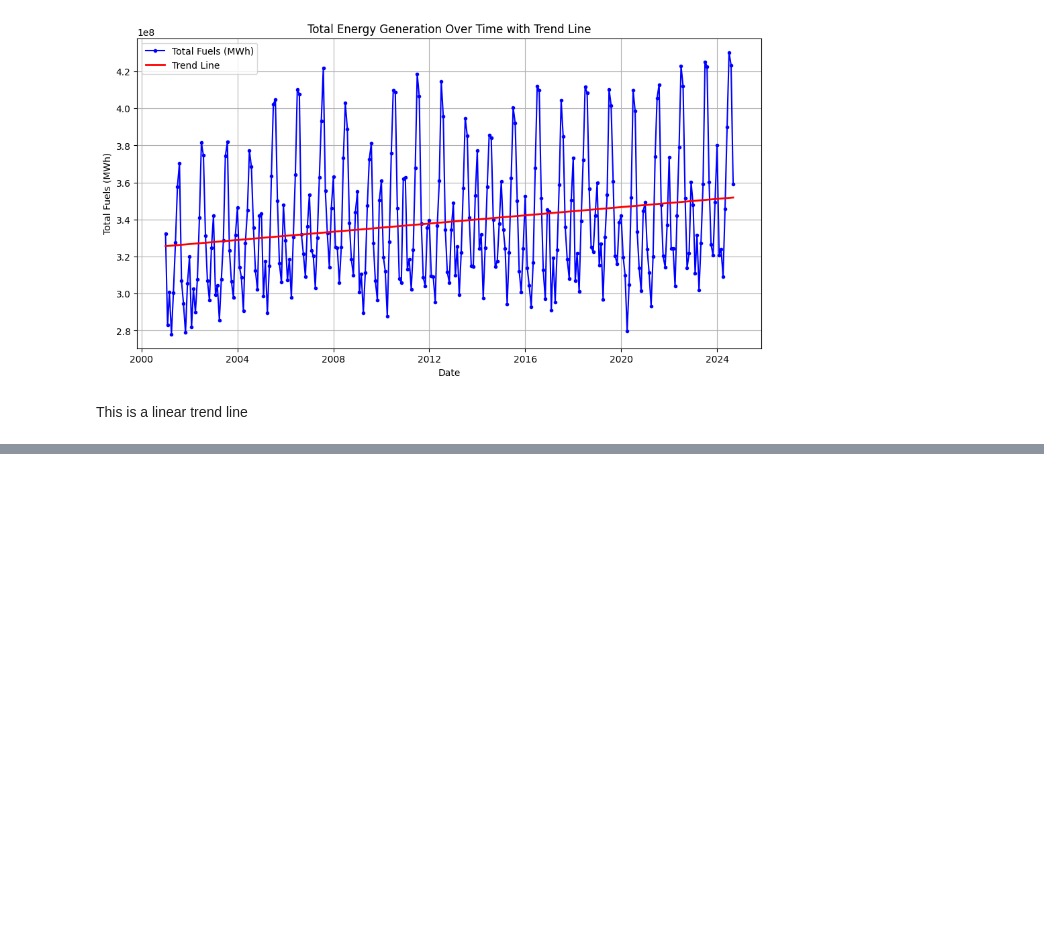
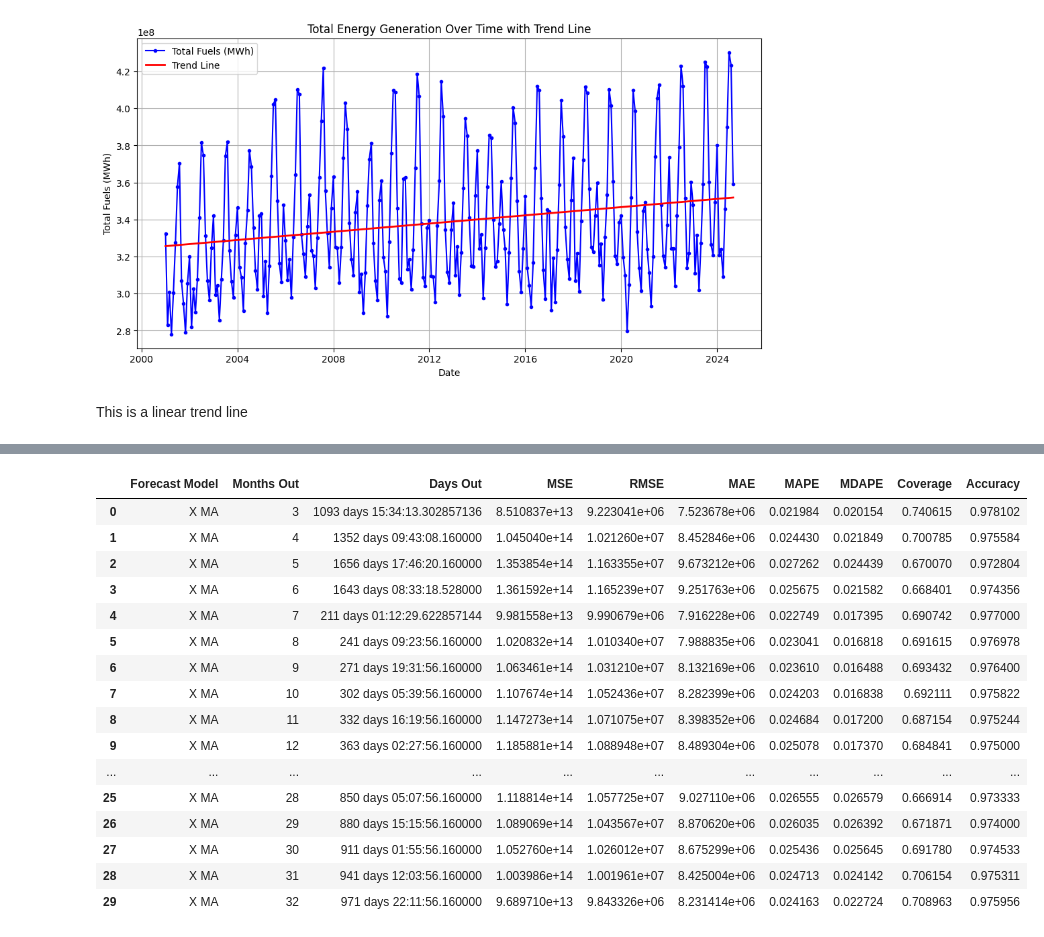
Before and after one commit to XavJones06/cx_mentorship, a Jupyter notebook: CX_Mentorship_Code.ipynb, the cells around one changed output, grey strips where cells are left out. Drawn from its saved outputs; the diff is of its cells as text; code cells hidden in the pictures; blank space fills up the shorter version.

```diff
--- a/CX_Mentorship_Code.ipynb
+++ b/CX_Mentorship_Code.ipynb
@@ -123,0 +208,20 @@ This is a linear trend line
+# %%
+def accuracy(model,months_out):
+
+    cv_df = cross_validation(model, horizon  = str(30.4167*months_out) + ' days'
+                                  , period   = str(30.4167) + ' days'
+                                  , parallel ='processes')
+    pm_df = performance_metrics(cv_df)
+
+    pm_df['accuracy'] = (1 - pm_df['mape']).round(3)
+    pm_df['days out'] = pm_df['horizon']
+    pm_df['months out'] = pm_df['months out'] = (((pm_df['horizon'].astype(str).str[:3].str.strip().str.replace(' d','').astype(int))/30).round(3)).astype(str)
+    pm_df['months out'] = pm_df['months out'].astype(float).astype(int)
+    pm_df['Forecast Model'] = 'X MA'
+    pm_df = pm_df[['Forecast Model', 'days out', 'months out', 'mse', 'rmse', 'mae', 'mape', 'mdape', 'coverage','accuracy']]
+    pm_df.columns = ['Forecast Model', 'Days Out', 'Months Out', 'MSE', 'RMSE', 'MAE', 'MAPE', 'MDAPE', 'Coverage', 'Accuracy']
+
+    return pm_df.groupby(['Forecast Model','Months Out'], as_index=False).mean()
+# %%
+accuracy(model,months_out)
+# %% [output]
@@ -123,0 +245,17 @@ This is a linear trend line
+|  | Forecast Model | Months Out | Days Out | MSE | RMSE | MAE | MAPE | MDAPE | Coverage | Accuracy |
+| 0 | X MA | 3 | 1093 days 15:34:13.302857136 | 8.510837e+13 | 9.223041e+06 | 7.523678e+06 | 0.021984 | 0.020154 | 0.740615 | 0.978102 |
+| 1 | X MA | 4 | 1352 days 09:43:08.160000 | 1.045040e+14 | 1.021260e+07 | 8.452846e+06 | 0.024430 | 0.021849 | 0.700785 | 0.975584 |
+| 2 | X MA | 5 | 1656 days 17:46:20.160000 | 1.353854e+14 | 1.163355e+07 | 9.673212e+06 | 0.027262 | 0.024439 | 0.670070 | 0.972804 |
+| 3 | X MA | 6 | 1643 days 08:33:18.528000 | 1.361592e+14 | 1.165239e+07 | 9.251763e+06 | 0.025675 | 0.021582 | 0.668401 | 0.974356 |
+| 4 | X MA | 7 | 211 days 01:12:29.622857144 | 9.981558e+13 | 9.990679e+06 | 7.916228e+06 | 0.022749 | 0.017395 | 0.690742 | 0.977000 |
+| 5 | X MA | 8 | 241 days 09:23:56.160000 | 1.020832e+14 | 1.010340e+07 | 7.988835e+06 | 0.023041 | 0.016818 | 0.691615 | 0.976978 |
+| 6 | X MA | 9 | 271 days 19:31:56.160000 | 1.063461e+14 | 1.031210e+07 | 8.132169e+06 | 0.023610 | 0.016488 | 0.693432 | 0.976400 |
+| 7 | X MA | 10 | 302 days 05:39:56.160000 | 1.107674e+14 | 1.052436e+07 | 8.282399e+06 | 0.024203 | 0.016838 | 0.692111 | 0.975822 |
+| 8 | X MA | 11 | 332 days 16:19:56.160000 | 1.147273e+14 | 1.071075e+07 | 8.398352e+06 | 0.024684 | 0.017200 | 0.687154 | 0.975244 |
+| 9 | X MA | 12 | 363 days 02:27:56.160000 | 1.185881e+14 | 1.088948e+07 | 8.489304e+06 | 0.025078 | 0.017370 | 0.684841 | 0.975000 |
+| ... | ... | ... | ... | ... | ... | ... | ... | ... | ... | ... |
+| 25 | X MA | 28 | 850 days 05:07:56.160000 | 1.118814e+14 | 1.057725e+07 | 9.027110e+06 | 0.026555 | 0.026579 | 0.666914 | 0.973333 |
+| 26 | X MA | 29 | 880 days 15:15:56.160000 | 1.089069e+14 | 1.043567e+07 | 8.870620e+06 | 0.026035 | 0.026392 | 0.671871 | 0.974000 |
+| 27 | X MA | 30 | 911 days 01:55:56.160000 | 1.052760e+14 | 1.026012e+07 | 8.675299e+06 | 0.025436 | 0.025645 | 0.691780 | 0.974533 |
+| 28 | X MA | 31 | 941 days 12:03:56.160000 | 1.003986e+14 | 1.001961e+07 | 8.425004e+06 | 0.024713 | 0.024142 | 0.706154 | 0.975311 |
+| 29 | X MA | 32 | 971 days 22:11:56.160000 | 9.689710e+13 | 9.843326e+06 | 8.231414e+06 | 0.024163 | 0.022724 | 0.708963 | 0.975956 |
```
Also changed, not shown: parts of 12 cells of this notebook, 1 other file.
